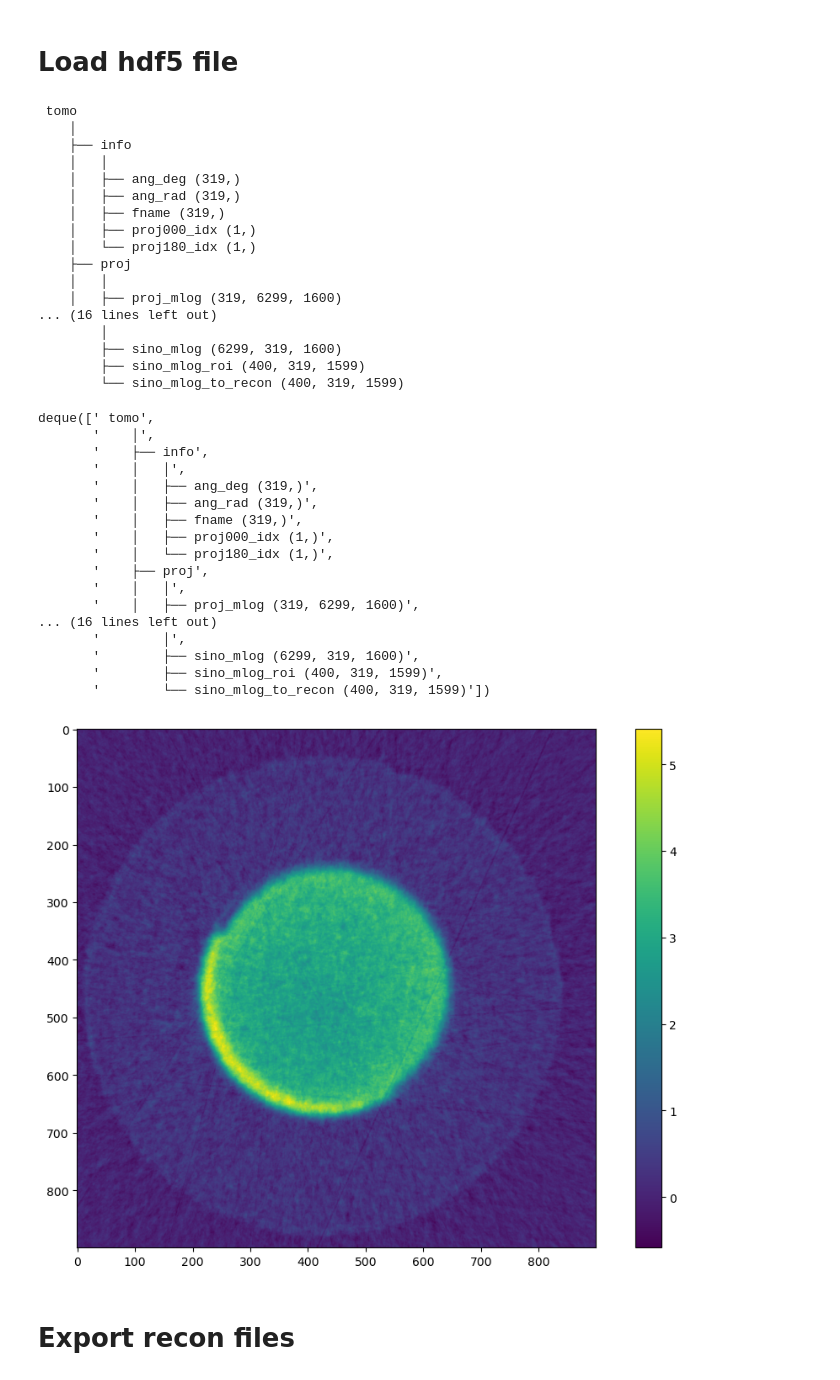
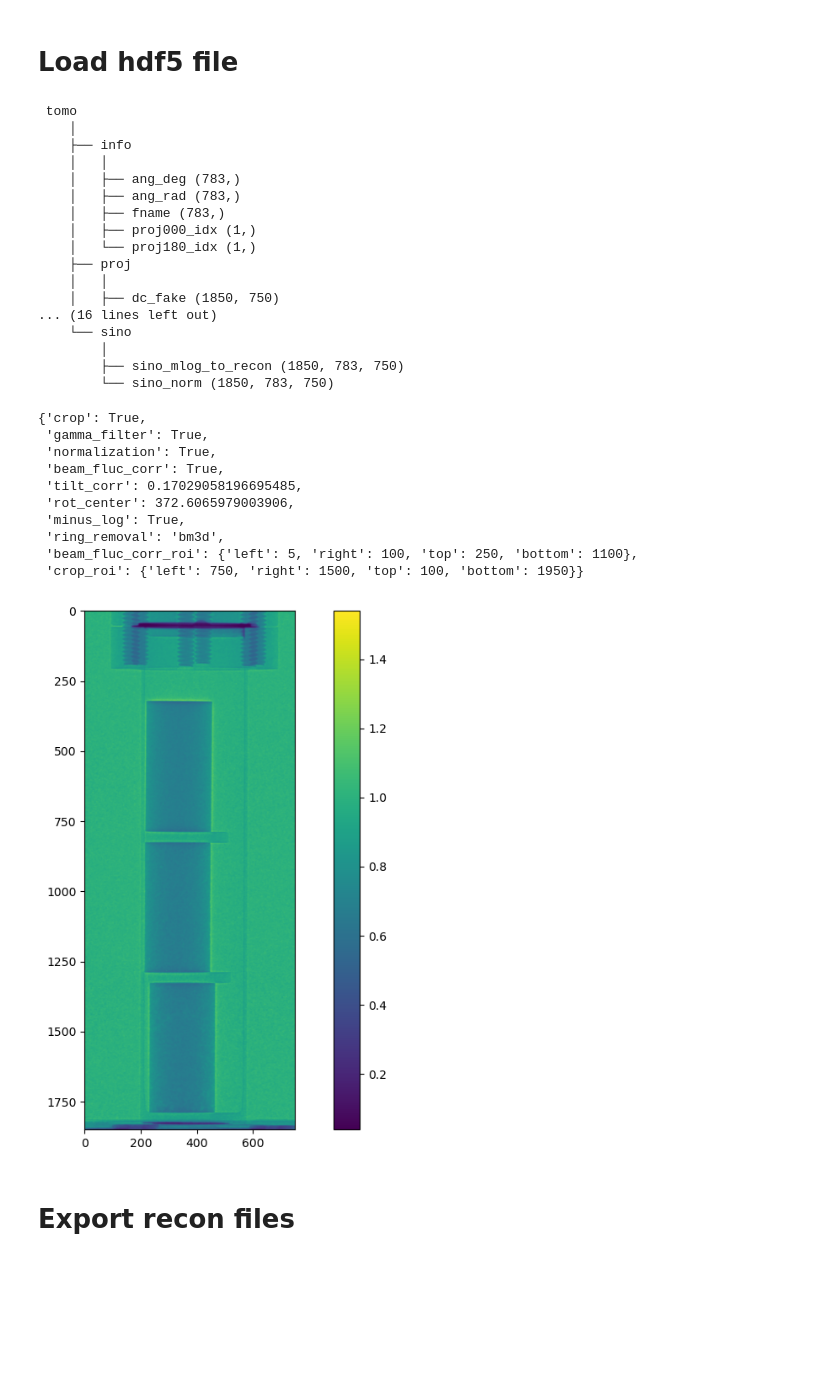
Before and after one commit to zhangy6x/research_stuff, a Jupyter notebook: jupyter_notebooks/norm_recon/rockit_load_h5_to_export.ipynb, the cells around one changed output. Saved outputs shown, nothing was run; the diff lists cells and outputs as text; code cells hidden in the pictures; blank space fills up the shorter version.

```diff
--- a/jupyter_notebooks/norm_recon/rockit_load_h5_to_export.ipynb
+++ b/jupyter_notebooks/norm_recon/rockit_load_h5_to_export.ipynb
@@ -32,7 +33,7 @@ CPU cores: 64
 # Workflow starts here!
 # %%
 ###################### need to change start
-ipts="32799"
+ipts="29298"
 ###################### need to change end
 # %%
 # ct_loc = "/HFIR/CG1D/IPTS-"+ipts+"/raw/ct_scans"
@@ -54,55 +52,54 @@ os.listdir(output_loc)
 # %%
 ###################### need to change start
-sample_name = "2024_11_02_post_plate_CT_319proj_SIRT_CUDA"
+sample_name = "2022_09_29_sample1"
 hdf5 = output_loc + sample_name + ".h5"
 ###################### need to change end
 # %% [markdown]
 # Load hdf5 file
 # %%
 losa.get_hdf_tree(hdf5)
+history_dict_str = losa.load_hdf(hdf5, key_path='tomo/recon/history')[0]
+history_dict = ast.literal_eval(history_dict_str.decode("utf-8"))
+history_dict
 # %% [output]
  tomo
     │
     ├── info
     │   │
-    │   ├── ang_deg (319,)
-    │   ├── ang_rad (319,)
-    │   ├── fname (319,)
+    │   ├── ang_deg (783,)
+    │   ├── ang_rad (783,)
+    │   ├── fname (783,)
     │   ├── proj000_idx (1,)
     │   └── proj180_idx (1,)
     ├── proj
     │   │
-    │   ├── proj_mlog (319, 6299, 1600)
+    │   ├── dc_fake (1850, 750)
 ... (16 lines left out)
+    └── sino
         │
-        ├── sino_mlog (6299, 319, 1600)
-        ├── sino_mlog_roi (400, 319, 1599)
-        └── sino_mlog_to_recon (400, 319, 1599)
+        ├── sino_mlog_to_recon (1850, 783, 750)
+        └── sino_norm (1850, 783, 750)
-deque([' tomo',
-       '    │',
-       '    ├── info',
-       '    │   │',
-       '    │   ├── ang_deg (319,)',
-       '    │   ├── ang_rad (319,)',
-       '    │   ├── fname (319,)',
-       '    │   ├── proj000_idx (1,)',
-       '    │   └── proj180_idx (1,)',
-       '    ├── proj',
-       '    │   │',
-       '    │   ├── proj_mlog (319, 6299, 1600)',
-... (16 lines left out)
-       '        │',
-       '        ├── sino_mlog (6299, 319, 1600)',
-       '        ├── sino_mlog_roi (400, 319, 1599)',
-       '        └── sino_mlog_to_recon (400, 319, 1599)'])
+{'crop': True,
+ 'gamma_filter': True,
+ 'normalization': True,
+ 'beam_fluc_corr': True,
+ 'tilt_corr': 0.17029058196695485,
+ 'rot_center': 372.6065979003906,
+ 'minus_log': True,
+ 'ring_removal': 'bm3d',
+ 'beam_fluc_corr_roi': {'left': 5, 'right': 100, 'top': 250, 'bottom': 1100},
+ 'crop_roi': {'left': 750, 'right': 1500, 'top': 100, 'bottom': 1950}}
+# %%
+proj_mlog_to_recon = losa.load_hdf(hdf5, key_path='tomo/proj/proj_mlog_to_recon')
+proj_norm = losa.load_hdf(hdf5, key_path='tomo/proj/proj_norm')
 # %%
 recon = losa.load_hdf(hdf5, key_path='tomo/recon/recon_volume')
 # %%
-plt.imshow(recon[150])
+plt.imshow(proj_norm[400])
 plt.colorbar()
 plt.show()
 # %% [output]
-[figure, old version]
+[figure, new version]
 # %% [markdown]
 # Export recon files
 # %%
```
Also changed, not shown: parts of 2 cells of this notebook, 3 other files.
